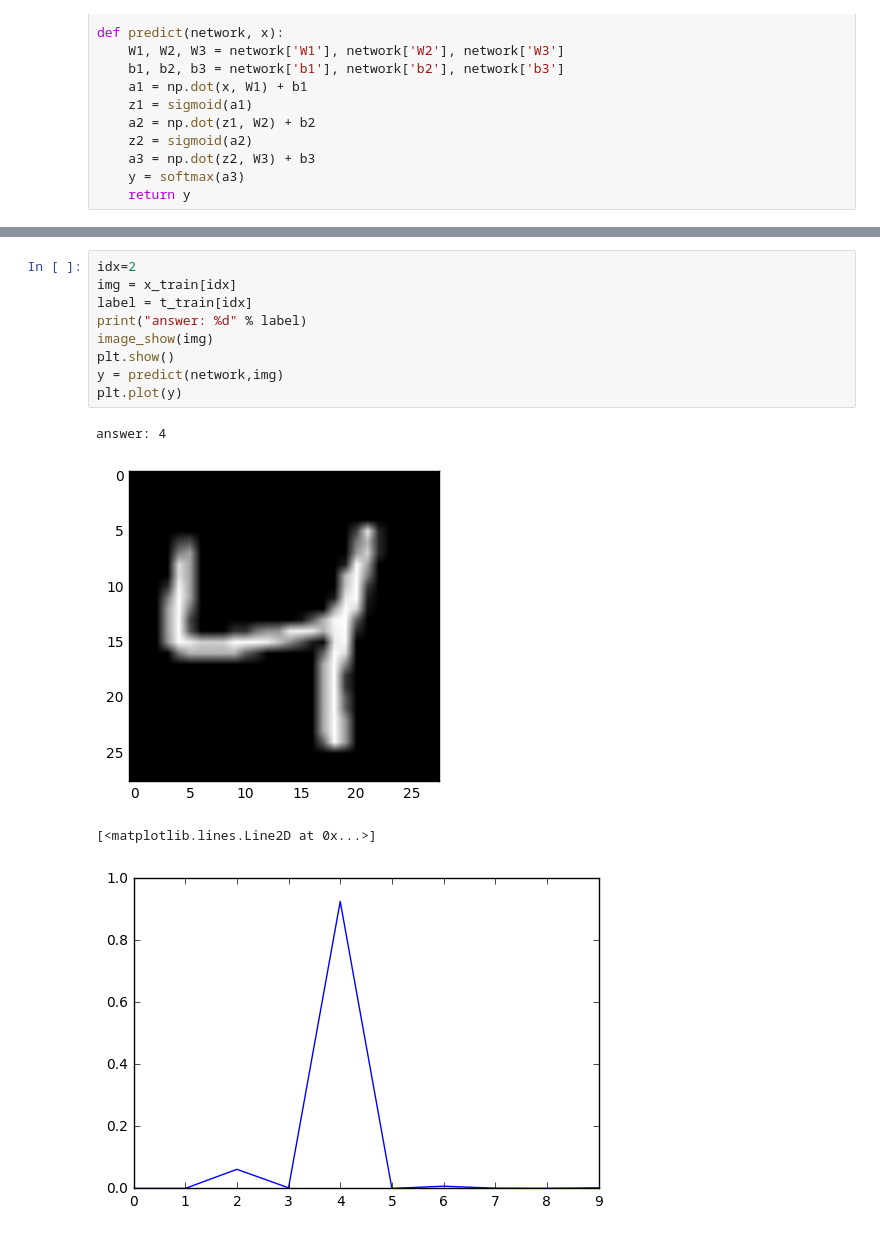
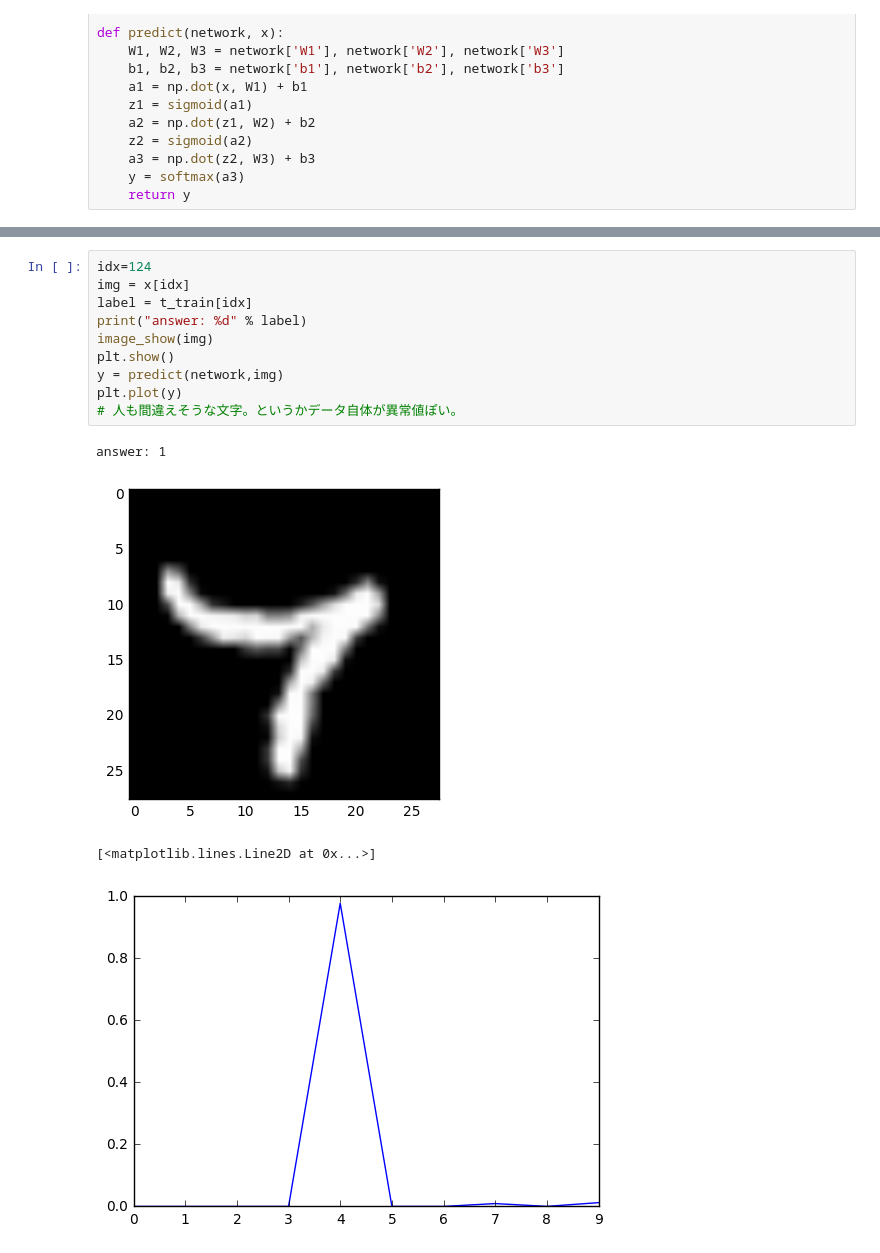
Before and after one commit to u110/public-jupyter, a Jupyter notebook: deep-learning-from-scratch/chapter3.ipynb, the cells around one changed output, grey strips where cells are left out. Saved outputs shown, nothing was run; the diff lists cells and outputs as text.

```diff
--- a/deep-learning-from-scratch/chapter3.ipynb
+++ b/deep-learning-from-scratch/chapter3.ipynb
@@ -100,14 +117,15 @@ Accuracy:0.9207
 # %%
-idx=2
-img = x_train[idx]
+idx=124
+img = x[idx]
 label = t_train[idx]
 print("answer: %d" % label)
 image_show(img)
 plt.show()
 y = predict(network,img)
 plt.plot(y)
+# 人も間違えそうな文字。というかデータ自体が異常値ぽい。
 # %% [output]
-answer: 4
+answer: 1
-[figure, old version]
+[figure, new version]
 [<matplotlib.lines.Line2D at 0x...>]
-[figure, old version]
+[figure, new version]
```
Also changed, not shown: parts of 2 cells of this notebook.
